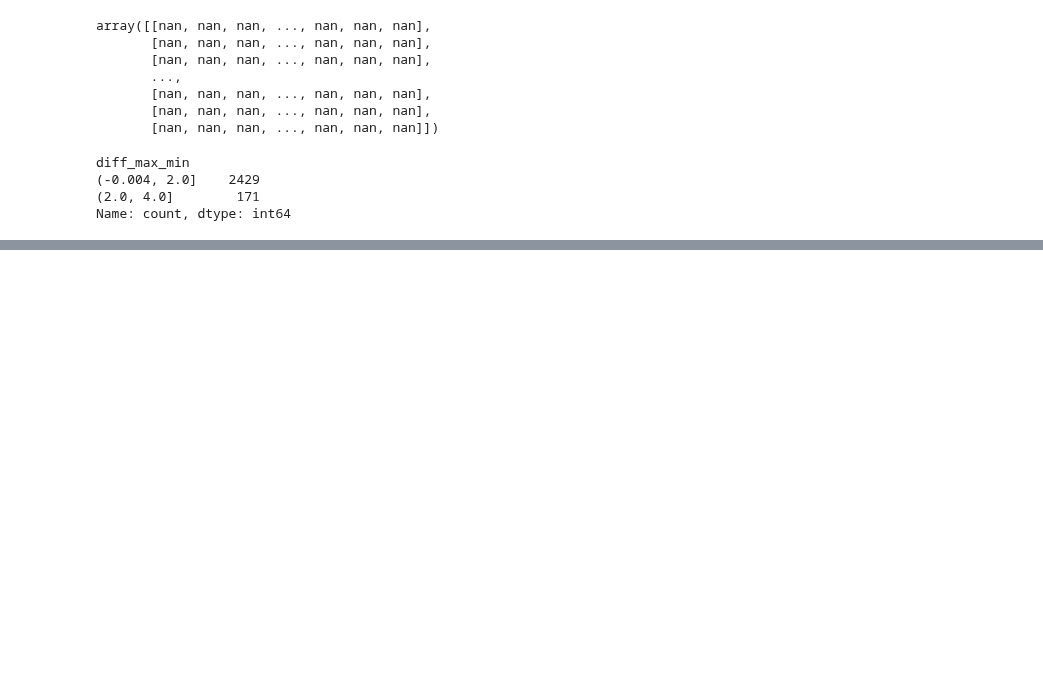
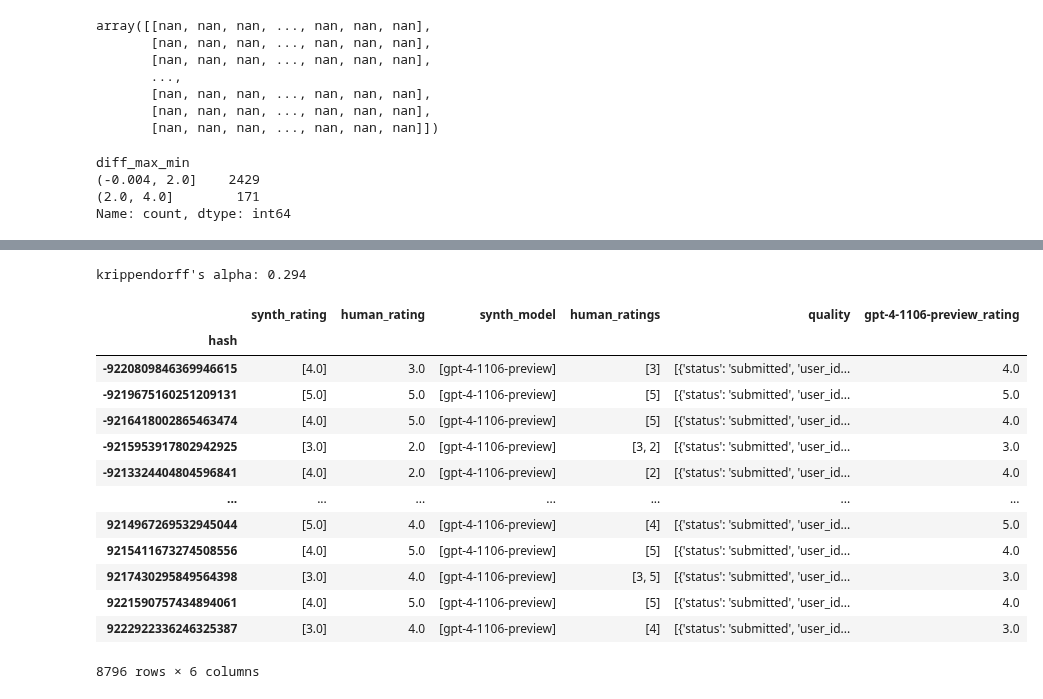
Before and after one commit to argilla-io/distilabel-workbench, a Jupyter notebook: dibt/notebooks/IAA_prompt_collective.ipynb, the cells around one changed output, grey strips where cells are left out. Drawn from its saved outputs; the diff is of its cells as text; code cells hidden in the pictures; blank space fills up the shorter version.

```diff
--- a/dibt/notebooks/IAA_prompt_collective.ipynb
+++ b/dibt/notebooks/IAA_prompt_collective.ipynb
@@ -274,0 +287,2 @@ Name: count, dtype: int64
+# %%
+processed_synthetic_dataset = synthetic_dataset.map(unify_responses)
@@ -274,0 +299,53 @@ Name: count, dtype: int64
+# %%
+recs = df.loc[df.num_responses >= 2]["quality"]
+reliability_data = prepare_reliability_data(recs)
+alpha_score = krippendorff.alpha(
+    reliability_data=reliability_data, level_of_measurement="ordinal"
+)
+alpha_score = round(alpha_score, 3)
+print(f"krippendorff's alpha: {alpha_score}")
+# %% [output]
+krippendorff's alpha: 0.294
+# %%
+df = df.loc[df.rating.apply(lambda r: r is not None)]
+df["hash"] = df.input.apply(hash)
+df["synth_rating"] = df.rating.apply(lambda x: x[0])
+df["synth_model"] = df.generation_model.apply(lambda x: x[0])
+df["human_rating"] = df["avg_rating"]
+df["human_ratings"] = df["raw_responses"]
+
+for model in df.synth_model.unique():
+    df[f"{model}_rating"] = df.apply(
+        lambda row: row.rating[0] if row.generation_model[0] == model else None, axis=1
+    )
+# %%
+agg_dict = {
+    "synth_rating": list,
+    "human_rating": lambda x: np.mean(x).round(0),
+    "synth_model": list,
+    "human_ratings": "first",
+    "quality": "first",
+}
+
+for model in df.synth_model.unique():
+    agg_dict[f"{model}_rating"] = "first"
+
+
+grouped_df = df.groupby("hash").aggregate(agg_dict)
+# %%
+grouped_df
+# %% [output]
+|  | synth_rating | human_rating | synth_model | human_ratings | quality | gpt-4-1106-preview_rating |
+| hash |  |  |  |  |  |  |
+| -9220809846369946615 | [4.0] | 3.0 | [gpt-4-1106-preview] | [3] | [{'status': 'submitted', 'user_id... | 4.0 |
+| -9219675160251209131 | [5.0] | 5.0 | [gpt-4-1106-preview] | [5] | [{'status': 'submitted', 'user_id... | 5.0 |
+| -9216418002865463474 | [4.0] | 5.0 | [gpt-4-1106-preview] | [5] | [{'status': 'submitted', 'user_id... | 4.0 |
+| -9215953917802942925 | [3.0] | 2.0 | [gpt-4-1106-preview] | [3, 2] | [{'status': 'submitted', 'user_id... | 3.0 |
+| -9213324404804596841 | [4.0] | 2.0 | [gpt-4-1106-preview] | [2] | [{'status': 'submitted', 'user_id... | 4.0 |
+| ... | ... | ... | ... | ... | ... | ... |
+| 9214967269532945044 | [5.0] | 4.0 | [gpt-4-1106-preview] | [4] | [{'status': 'submitted', 'user_id... | 5.0 |
+| 9215411673274508556 | [4.0] | 5.0 | [gpt-4-1106-preview] | [5] | [{'status': 'submitted', 'user_id... | 4.0 |
+| 9217430295849564398 | [3.0] | 4.0 | [gpt-4-1106-preview] | [3, 5] | [{'status': 'submitted', 'user_id... | 3.0 |
+| 9221590757434894061 | [4.0] | 5.0 | [gpt-4-1106-preview] | [5] | [{'status': 'submitted', 'user_id... | 4.0 |
+| 9222922336246325387 | [3.0] | 4.0 | [gpt-4-1106-preview] | [4] | [{'status': 'submitted', 'user_id... | 3.0 |
+8796 rows × 6 columns
```
Also changed, not shown: parts of 17 cells of this notebook.
